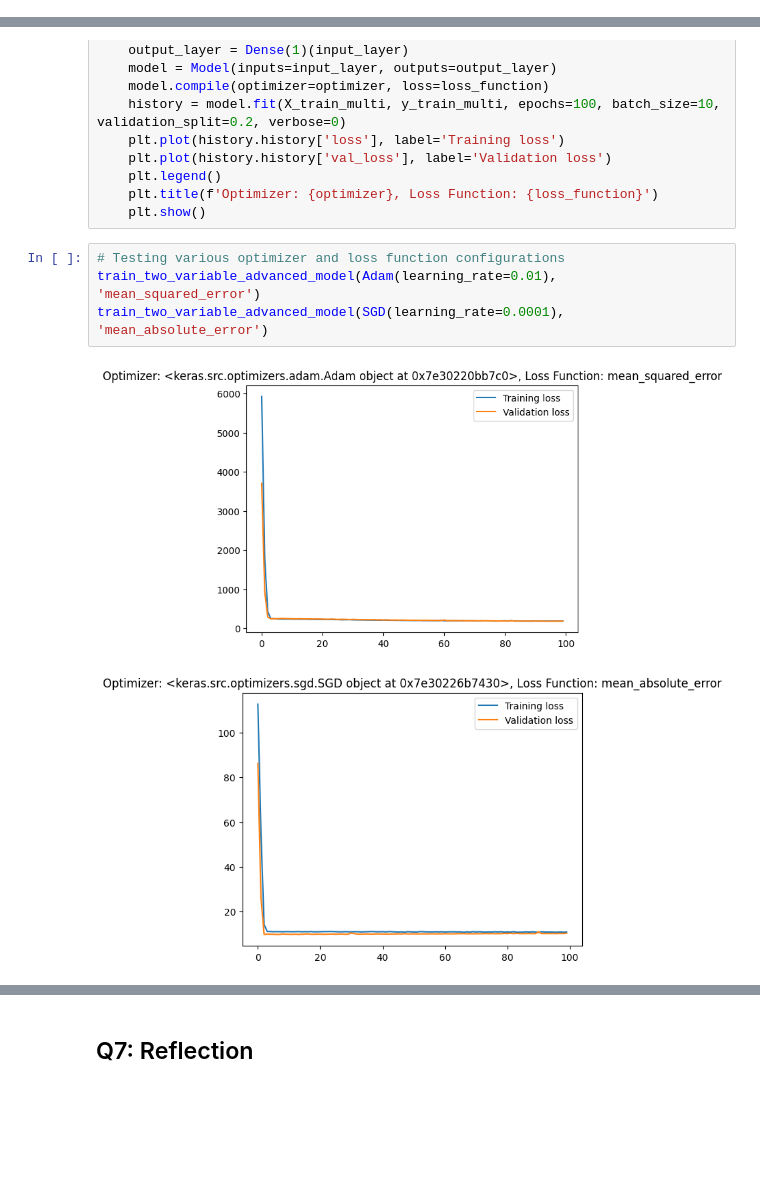
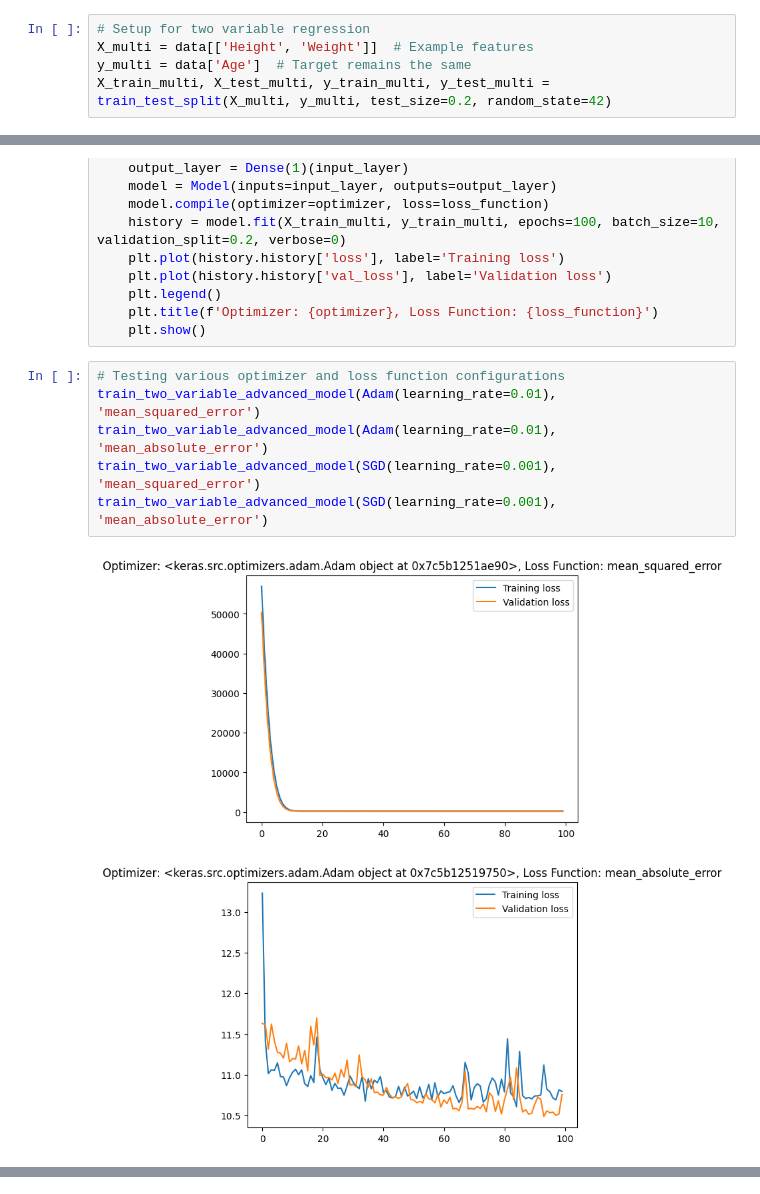
Before and after one commit to tombackert/CS411-ml-for-ds, a Jupyter notebook: Project_2_Hyperparameter_Exploration_in_Linear_Regression_Models.ipynb, the cells around one changed output, grey strips where cells are left out. Cells and saved outputs as stored; diff of their text form; blank space fills up the shorter version.

```diff
--- a/Project_2_Hyperparameter_Exploration_in_Linear_Regression_Models.ipynb
+++ b/Project_2_Hyperparameter_Exploration_in_Linear_Regression_Models.ipynb
@@ -142,5 +273,10 @@ train_two_variable_model(0.005, 30, 5)
 # %% [markdown]
 ## Q4 and Q6: Experimenting with Loss Functions and Optimizers for Multiple Variable Linear Regression
+# %%
+# Setup for two variable regression
+X_multi = data[['Height', 'Weight']]  # Example features
+y_multi = data['Age']  # Target remains the same
+X_train_multi, X_test_multi, y_train_multi, y_test_multi = train_test_split(X_multi, y_multi, test_size=0.2, random_state=42)
 # %%
 # Defining the function to test different optimizers and loss functions for two-variable model
 def train_two_variable_advanced_model(optimizer, loss_function):
@@ -157,7 +293,9 @@ def train_two_variable_advanced_model(optimizer, loss_function):
 # %%
 # Testing various optimizer and loss function configurations
 train_two_variable_advanced_model(Adam(learning_rate=0.01), 'mean_squared_error')
-train_two_variable_advanced_model(SGD(learning_rate=0.0001), 'mean_absolute_error')
+train_two_variable_advanced_model(Adam(learning_rate=0.01), 'mean_absolute_error')
+train_two_variable_advanced_model(SGD(learning_rate=0.001), 'mean_squared_error')
+train_two_variable_advanced_model(SGD(learning_rate=0.001), 'mean_absolute_error')
 # %% [output]
-[figure, old version]
+[figure, new version]
-[figure, old version]
+[figure, new version]
@@ -164,2 +303,0 @@ train_two_variable_advanced_model(SGD(learning_rate=0.0001), 'mean_absolute_erro
-# %% [markdown]
-## Q7: Reflection
```
Also changed, not shown: parts of 23 cells of this notebook.
